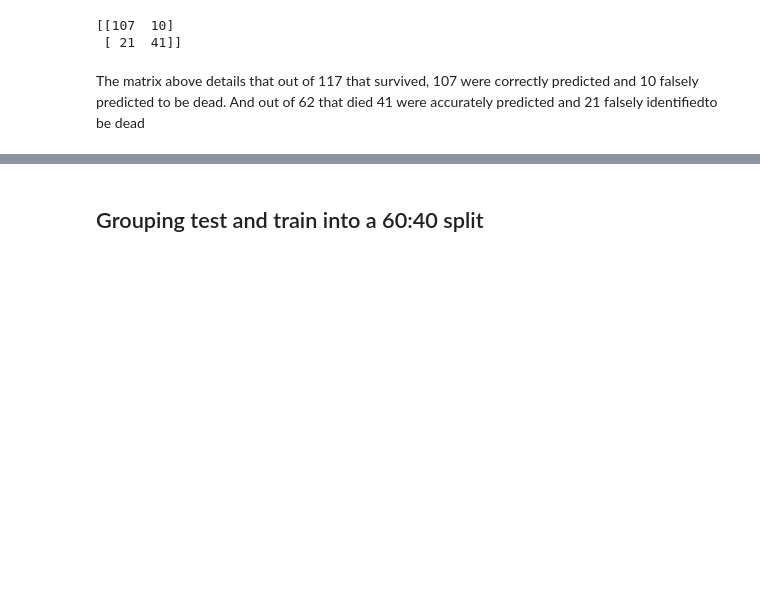
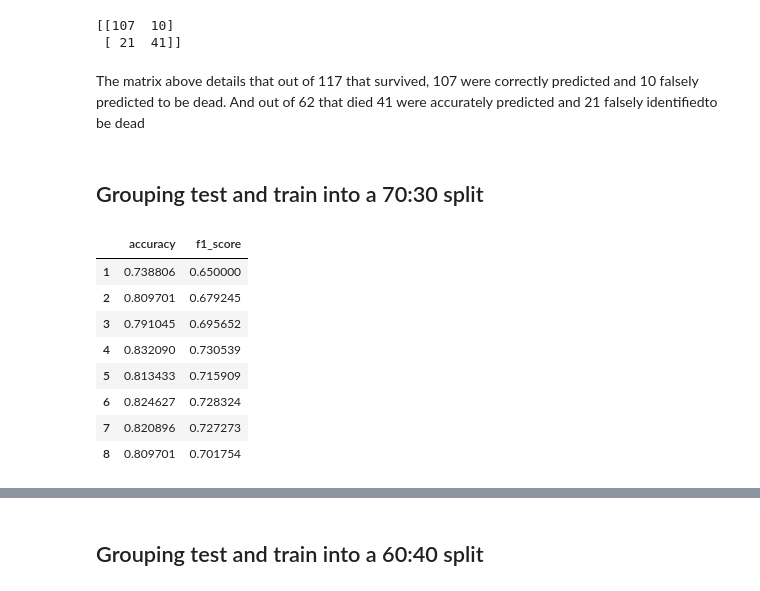
Before and after one commit to dkchebet7/Classification, a Jupyter notebook: week9_IP.ipynb, the cells around one changed output, grey strips where cells are left out. Cells and saved outputs as stored; diff of their text form; code cells hidden in the pictures; blank space fills up the shorter version.

```diff
--- a/week9_IP.ipynb
+++ b/week9_IP.ipynb
@@ -380,3 +378,46 @@ print(confusion_matrix(y_test,y_pred))
 # %% [markdown]
 The matrix above details that out of 117 that survived, 107 were correctly predicted and 10 falsely predicted to be dead.
 And out of 62 that died 41 were accurately predicted and 21 falsely identifiedto be dead
+# %% [markdown]
+## Grouping test and train into a 70:30 split
+# %%
+## Applying KNN
+
+accuracy = []
+score = []
+for i in range(1,9):
+  ## Split data into train and test sets
+  X_train,X_test,y_train,y_test = train_test_split(X,y,test_size = 0.3, random_state = 10)
+
+  ## Standardise data
+  Scale = MinMaxScaler()
+  X_train = Scale.fit_transform(X_train)
+  X_test = Scale.transform(X_test)
+
+  ## Applying KNN
+  k = KNeighborsClassifier(i)
+  k.fit(X_train,y_train)
+
+  ##Predicting the X_test data
+  y_pred = k.predict(X_test)
+
+  ## Testing the accuracy of our predictions
+  acc = accuracy_score(y_test,y_pred)
+  f = f1_score(y_test,y_pred)
+
+  accuracy.append(acc)
+  score.append(f)
+
+## Creating a dataframe of the accuracy score at different levels
+prediction = pd.DataFrame({'accuracy': accuracy, 'f1_score': score},index = range(1,9))
+prediction
+# %% [output]
+|  | accuracy | f1_score |
+| 1 | 0.738806 | 0.650000 |
+| 2 | 0.809701 | 0.679245 |
+| 3 | 0.791045 | 0.695652 |
+| 4 | 0.832090 | 0.730539 |
+| 5 | 0.813433 | 0.715909 |
+| 6 | 0.824627 | 0.728324 |
+| 7 | 0.820896 | 0.727273 |
+| 8 | 0.809701 | 0.701754 |
```
Also changed, not shown: parts of 10 cells of this notebook.
